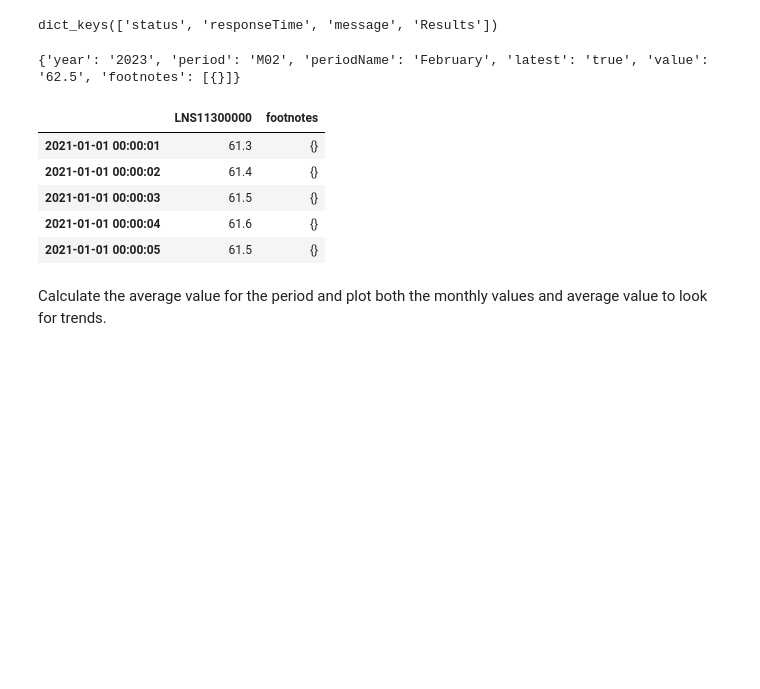
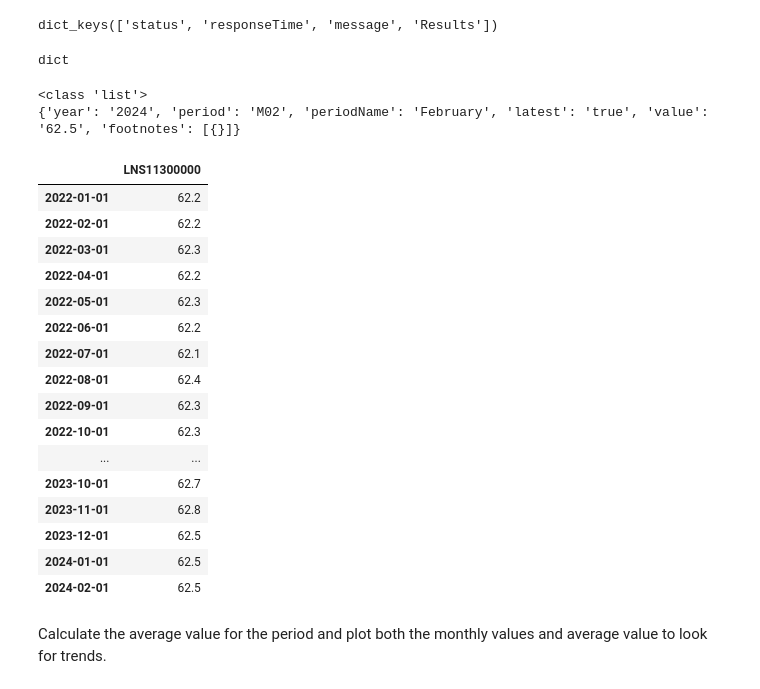
Before and after one commit to NickAnderson94/QMSS-GR5072_Spring2024, a Jupyter notebook: Week 11/Programs/week11.ipynb, the cells around one changed output. Cells and saved outputs as stored; diff of their text form; code cells hidden in the pictures; blank space fills up the shorter version.

```diff
--- a/Week 11/Programs/week11.ipynb
+++ b/Week 11/Programs/week11.ipynb
@@ -126,7 +171,7 @@ You can also pass arguments to a python GET request. To do this, we must slightl
 url = "https://jsonplaceholder.typicode.com/posts/"
 
 # Adding a payload
-payload = {"id": [1, 2, 3], "userId":1}
+payload = {"id": [1, 2, 3, 6], "userId": 1}
 
 # A get request to the API - Pass payload to the param argument of the requests.get() method
 response = requests.get(url, params=payload)
@@ -191 +238,18 @@ In the code above, we performed the following:
 5. The last step is to print the JSON response data.
+# %%
+# Adding a payload
+payload = {"id": [1,], "userId": 1}
+
+# A get request to the API - Pass payload to the param argument of the requests.get() method
+response = requests.post(url, params=payload)
+response = requests.get(url, params=payload)
+
+# Print the response
+response_json = response.json()
+
+# Print keys of each dictionary
+#print(response_json[1].keys())
+print('\n')
+
+for i in response_json:
+    print(i, "\n")
@@ -343,30 +420,44 @@ r # it's a JSON file
 print(r.keys()) # The results key has the data we want
 # %% [output]
 dict_keys(['status', 'responseTime', 'message', 'Results'])
+# %%
+type(r['Results'])  # Notice that the Results are saved as a dictionary as well !
+# %% [output]
+dict
 # %%
 r = r['Results']['series'][0]['data']
+print(type(r))
 print(r[0])
 # %% [output]
-{'year': '2023', 'period': 'M02', 'periodName': 'February', 'latest': 'true', 'value': '62.5', 'footnotes': [{}]}
+<class 'list'>
+{'year': '2024', 'period': 'M02', 'periodName': 'February', 'latest': 'true', 'value': '62.5', 'footnotes': [{}]}
 # %%
-# Reformat to a pandas object
 import pandas as pd
 
-dates = ['{} {}'.format(i['period'], i['year']) for i in r]
+dates = ['{} {}'.format(i['periodName'], i['year']) for i in r]
 index = pd.to_datetime(dates)
-data = {series['id']: [float(i['value']) for i in r],
-        'footnotes': [i['footnotes'][0] for i in r]}
+data = {series['id']: [float(i['value']) for i in r]}
 
 df = pd.DataFrame(index=index, data=data).iloc[::-1]
-
-df.head()
+df
 # %% [output]
-|  | LNS11300000 | footnotes |
-| 2021-01-01 00:00:01 | 61.3 | {} |
-| 2021-01-01 00:00:02 | 61.4 | {} |
-| 2021-01-01 00:00:03 | 61.5 | {} |
-| 2021-01-01 00:00:04 | 61.6 | {} |
-| 2021-01-01 00:00:05 | 61.5 | {} |
+|  | LNS11300000 |
+| 2022-01-01 | 62.2 |
+| 2022-02-01 | 62.2 |
+| 2022-03-01 | 62.3 |
+| 2022-04-01 | 62.2 |
+| 2022-05-01 | 62.3 |
+| 2022-06-01 | 62.2 |
+| 2022-07-01 | 62.1 |
+| 2022-08-01 | 62.4 |
+| 2022-09-01 | 62.3 |
+| 2022-10-01 | 62.3 |
+| ... | ... |
+| 2023-10-01 | 62.7 |
+| 2023-11-01 | 62.8 |
+| 2023-12-01 | 62.5 |
+| 2024-01-01 | 62.5 |
+| 2024-02-01 | 62.5 |
 # %% [markdown]
 Calculate the average value for the period and plot both the monthly values and average value to look for trends.
 # %%
```
Also changed, not shown: parts of 33 cells of this notebook, 3 other files.
